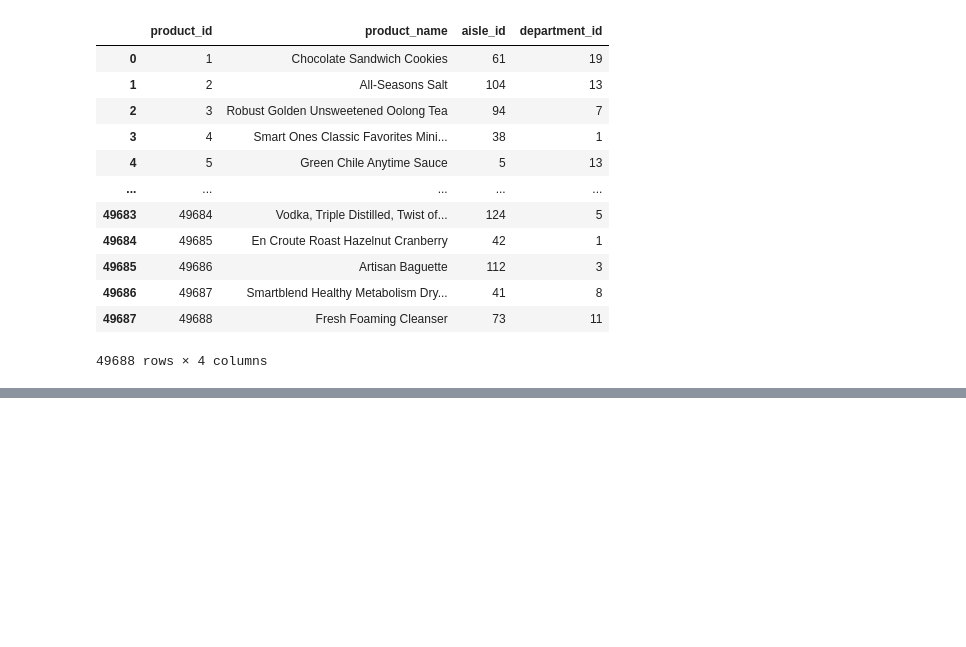
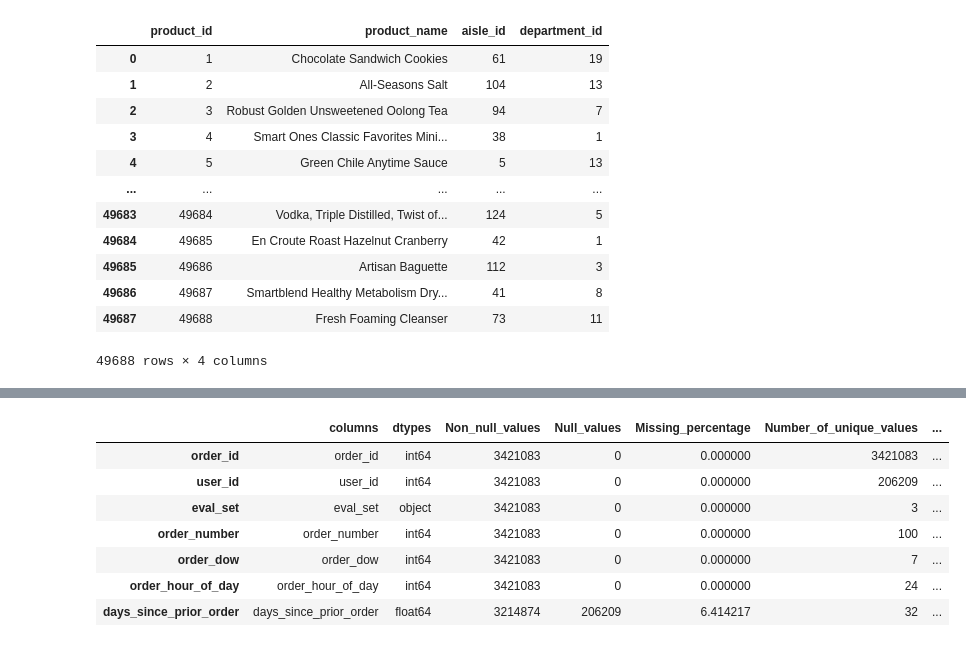
Before and after one commit to saimadhu27/instacart_analysis, a Jupyter notebook: notebook_eda.ipynb, the cells around one changed output, grey strips where cells are left out. Drawn from its saved outputs; the diff is of its cells as text; code cells hidden in the pictures; blank space fills up the shorter version.

```diff
--- a/notebook_eda.ipynb
+++ b/notebook_eda.ipynb
@@ -114,0 +118,22 @@ products
+# %%
+# Function to describe the stats of the data
+def get_stats(df):
+    columns = df.columns
+    dtypes = df.dtypes
+    non_null_cnt = df.count()
+    null_cnt = df.isnull().sum(axis = 0)
+    missing_pct = (null_cnt/non_null_cnt)*100
+    no_unique_values = [len(df[col].unique()) for col in df.columns]
+    unique_values = [df[col].unique() for col in df.columns]
+
+    summary = pd.DataFrame({
+        'columns': columns,
+        'dtypes': dtypes,
+        'Non_null_values': non_null_cnt,
+        'Null_values': null_cnt,
+        'Missing_percentage': missing_pct,
+        'Number_of_unique_values':no_unique_values,
+        'Unique_values': unique_values
+    })
+
+    return summary
@@ -114,0 +168,11 @@ products
+# %%
+get_stats(orders)
+# %% [output]
+|  | columns | dtypes | Non_null_values | Null_values | Missing_percentage | Number_of_unique_values | ... |
+| order_id | order_id | int64 | 3421083 | 0 | 0.000000 | 3421083 | ... |
+| user_id | user_id | int64 | 3421083 | 0 | 0.000000 | 206209 | ... |
+| eval_set | eval_set | object | 3421083 | 0 | 0.000000 | 3 | ... |
+| order_number | order_number | int64 | 3421083 | 0 | 0.000000 | 100 | ... |
+| order_dow | order_dow | int64 | 3421083 | 0 | 0.000000 | 7 | ... |
+| order_hour_of_day | order_hour_of_day | int64 | 3421083 | 0 | 0.000000 | 24 | ... |
+| days_since_prior_order | days_since_prior_order | float64 | 3214874 | 206209 | 6.414217 | 32 | ... |
```
Also changed, not shown: parts of 16 cells of this notebook.
